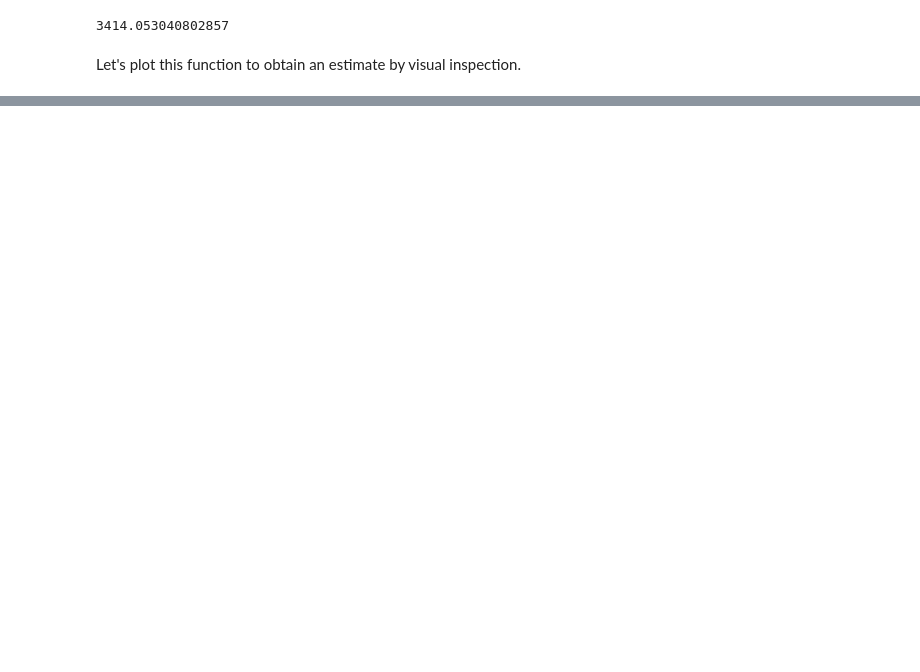
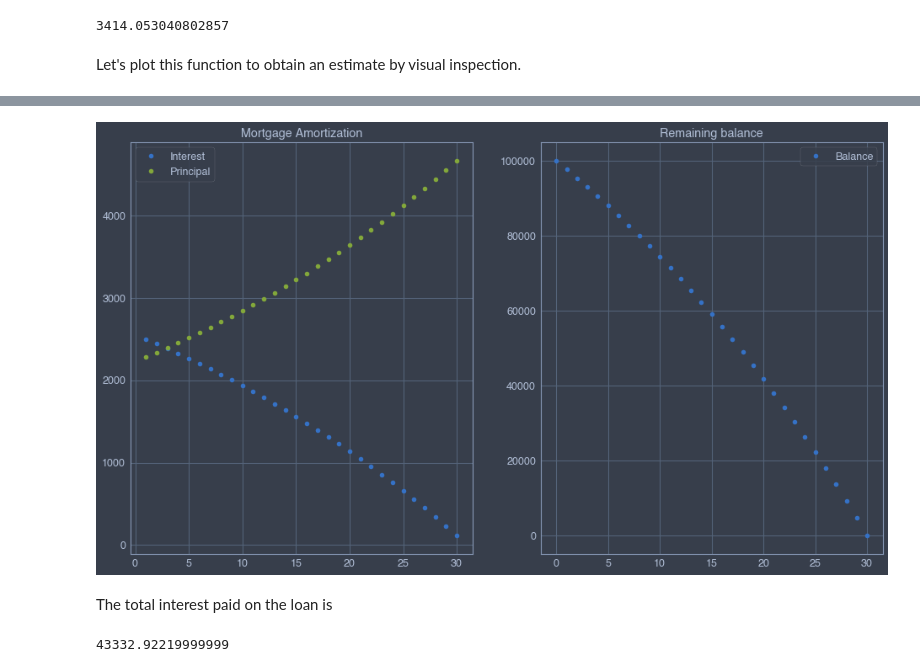
Before and after one commit to Marlon-Gomes/Foundations-of-Quantitative-Finance, a Jupyter notebook: Lecture 1/Lecture 1.ipynb, the cells around one changed output, grey strips where cells are left out. Saved outputs shown, nothing was run; the diff lists cells and outputs as text; code cells hidden in the pictures; blank space fills up the shorter version.

```diff
--- a/Lecture 1/Lecture 1.ipynb
+++ b/Lecture 1/Lecture 1.ipynb
@@ -1040,0 +1029,7 @@ plt.show()
+# %%
+interestFactor = 1+(nAnnualRate/iFrequency)
+interestAccrued = nLoanAmount*(interestFactor**(iTerm*iFrequency))
+deferenceFactor = (iFrequency/nAnnualRate)*(interestFactor**(iTerm*iFrequency)-1)
+# %%
+payment = interestAccrued/deferenceFactor
+payment
@@ -1040,0 +1042,3 @@ plt.show()
+# %%
+schedule = amortize(nLoanAmount, payment, nAnnualRate, iTerm, iFrequency).round(4)
+schedule
@@ -1040,0 +1063,23 @@ plt.show()
+# %%
+fig, axs = plt.subplots(nrows = 1,
+                        ncols = 2,
+                        figsize = (16,9))
+# Amortization graph
+axs[0].plot(schedule['Interest paid'].iloc[1:], 'o', label = 'Interest')
+axs[0].plot(schedule['Principal paid'].iloc[1:], 'o', label = 'Principal')
+axs[0].set_title('Mortgage Amortization')
+axs[0].legend()
+#Remaining balance graph
+axs[1].plot(schedule['Remaining balance'], 'o', label = 'Balance')
+axs[1].set_title('Remaining balance')
+axs[1].legend()
+
+plt.show()
+# %% [output]
+[figure, added]
+# %% [markdown]
+The total interest paid on the loan is
+# %%
+schedule['Interest paid'].sum()
+# %% [output]
+43332.92219999999
```
Also changed, not shown: parts of 47 cells of this notebook, 2 other files.
